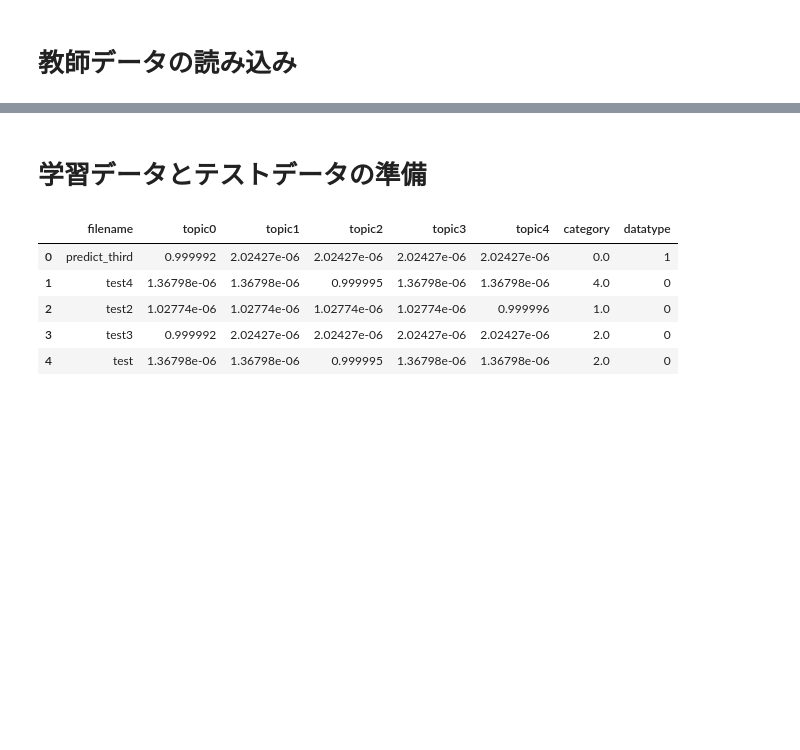
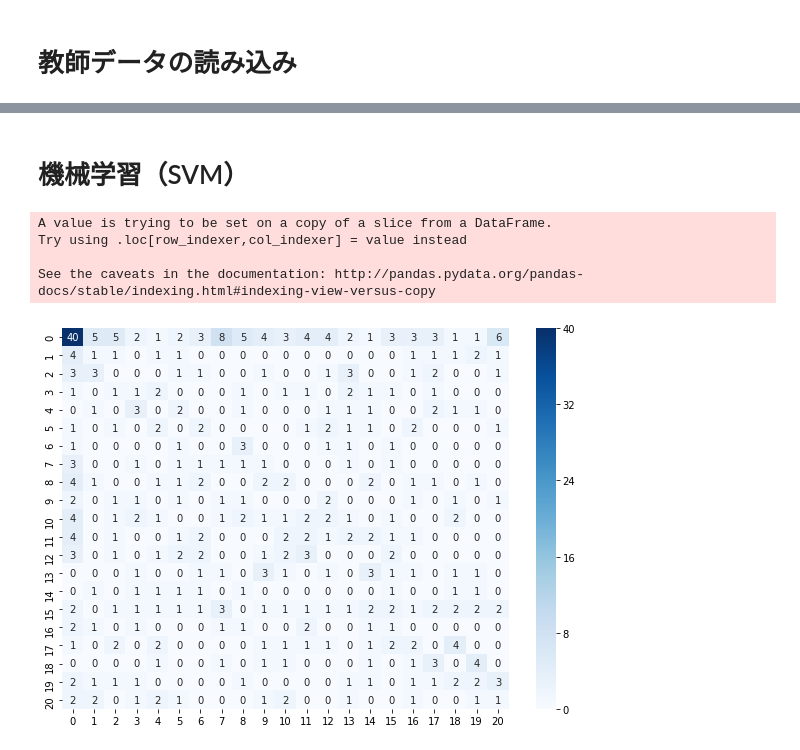
Before and after one commit to m07takash/RTX01_NL, a Jupyter notebook: ml.ipynb, the cells around one changed output, grey strips where cells are left out. Cells and saved outputs as stored; diff of their text form; code cells hidden in the pictures; blank space fills up the shorter version.

```diff
--- a/ml.ipynb
+++ b/ml.ipynb
@@ -197,20 +157,2 @@ dataset
-# %% [markdown]
-# 学習データとテストデータの準備
-# %%
-#学習データ・テストデータの識別フラグ
-def set_datatype(category):
-    if math.isnan(category):
-        return 1
-    else:
-        return 0
-
-dataset['datatype'] = dataset['category'].apply(set_datatype)
-dataset['category'] = dataset['category'].replace(np.NaN,0)
-dataset
-# %% [output]
-|  | filename | topic0 | topic1 | topic2 | topic3 | topic4 | category | datatype |
-| 0 | predict_third | 0.999992 | 2.02427e-06 | 2.02427e-06 | 2.02427e-06 | 2.02427e-06 | 0.0 | 1 |
-| 1 | test4 | 1.36798e-06 | 1.36798e-06 | 0.999995 | 1.36798e-06 | 1.36798e-06 | 4.0 | 0 |
-| 2 | test2 | 1.02774e-06 | 1.02774e-06 | 1.02774e-06 | 1.02774e-06 | 0.999996 | 1.0 | 0 |
-| 3 | test3 | 0.999992 | 2.02427e-06 | 2.02427e-06 | 2.02427e-06 | 2.02427e-06 | 2.0 | 0 |
-| 4 | test | 1.36798e-06 | 1.36798e-06 | 0.999995 | 1.36798e-06 | 1.36798e-06 | 2.0 | 0 |
+# %% [markdown]
+# 機械学習（SVM）
@@ -228,0 +167,3 @@ X_test = np.array(test_data[feature_cols])
+# %%
+#SVM
+clf = svm.SVC(C=100, kernel="linear", cache_size=200, class_weight=None, coef0=0.0, degree=3,gamma=0.001, max_iter=-1, probability=False,random_state=None, shrinking=True, tol=0.001, verbose=False)
@@ -228,0 +184,43 @@ X_test = np.array(test_data[feature_cols])
+# %%
+#データを分割して実行し、予測結果項目をデータフレームに追加
+#①datasetをランダムにソートする。
+dataset.reindex(np.random.permutation(dataset.index)).reset_index(drop=True)
+
+#②分割数nで割り、余りをdatatype項目として設定
+n = 10
+dataset['datatype'] = dataset.index%n
+
+#③forループして、datatype=iをテストデータ、他を学習データに分割
+i = 0
+for i in range(n):
+    train_data = dataset[dataset.datatype != i]
+    test_data = dataset[dataset.datatype == i]
+
+    #学習処理
+    train_feature = train_data[feature_cols]
+    train_target = train_data[target_col]
+    clf.fit(train_feature, train_target)
+
+    #予測処理 > 予測結果をデータフレームに格納
+    test_feature = test_data[feature_cols]
+    test_predicted = clf.predict(test_feature)
+    test_data['predicted'] = test_predicted
+    dataset.at[test_data.index, 'predicted'] = test_data['predicted']
+# %% [output]
+A value is trying to be set on a copy of a slice from a DataFrame.
+Try using .loc[row_indexer,col_indexer] = value instead
+
+See the caveats in the documentation: http://pandas.pydata.org/pandas-docs/stable/indexing.html#indexing-view-versus-copy
+# %%
+#予測・実績のコンフュージョンマトリクスを作成
+def print_cmx(x, y):
+    labels = sorted(list((0,1,2,3,4,5,6,7,8,9,10,11,12,13,14,15,16,17,18,19,20)))
+    cmx_data = confusion_matrix(x, y, labels=labels)
+    df_cmx = pd.DataFrame(cmx_data, index=labels, columns=labels)
+    plt.figure(figsize = (10,7))
+    sn.heatmap(df_cmx, annot=True, cmap='Blues')
+    plt.show()
+
+print_cmx(dataset['predicted'], dataset['category'])
+# %% [output]
+[figure, added]
```
Also changed, not shown: parts of 30 cells of this notebook.
